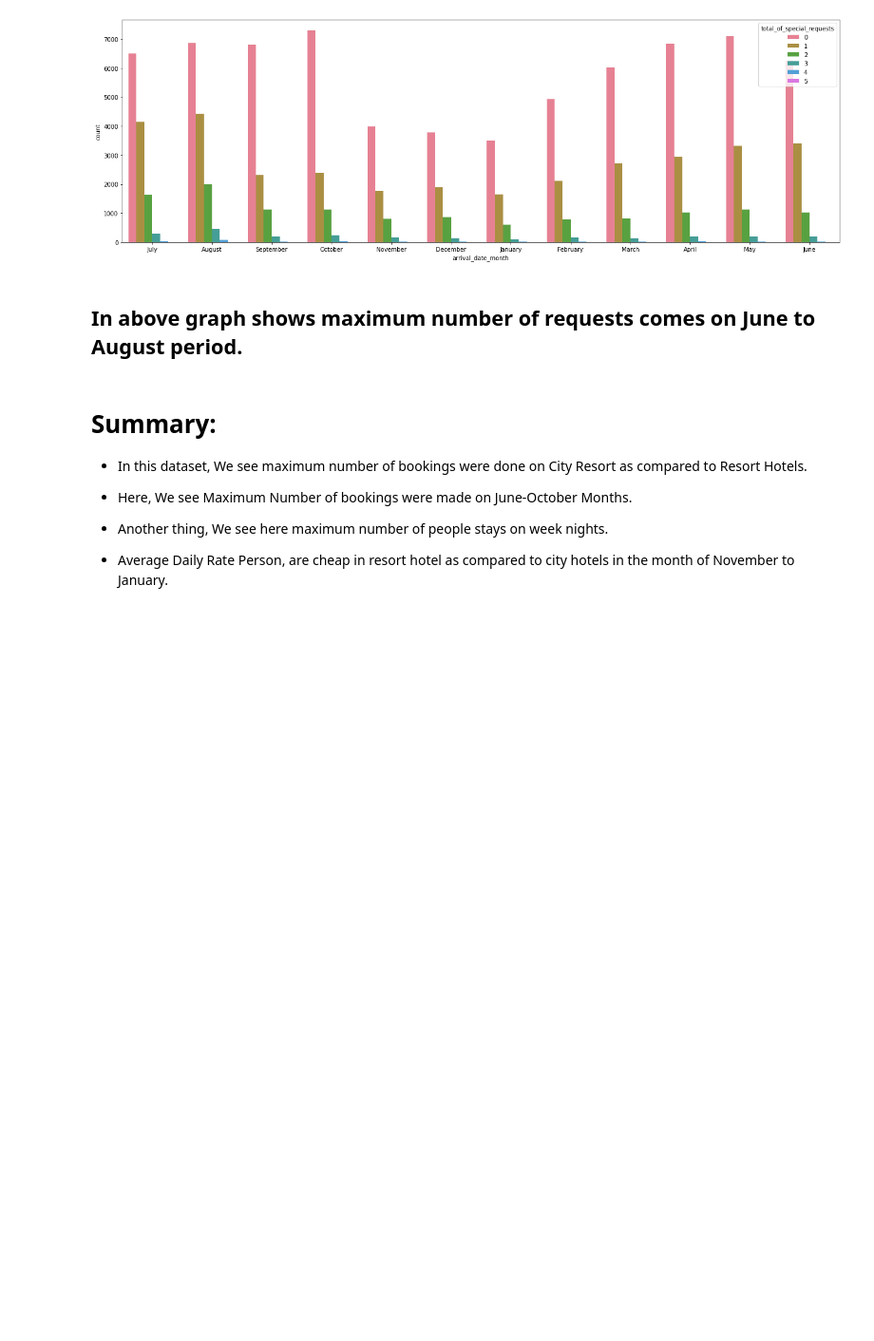
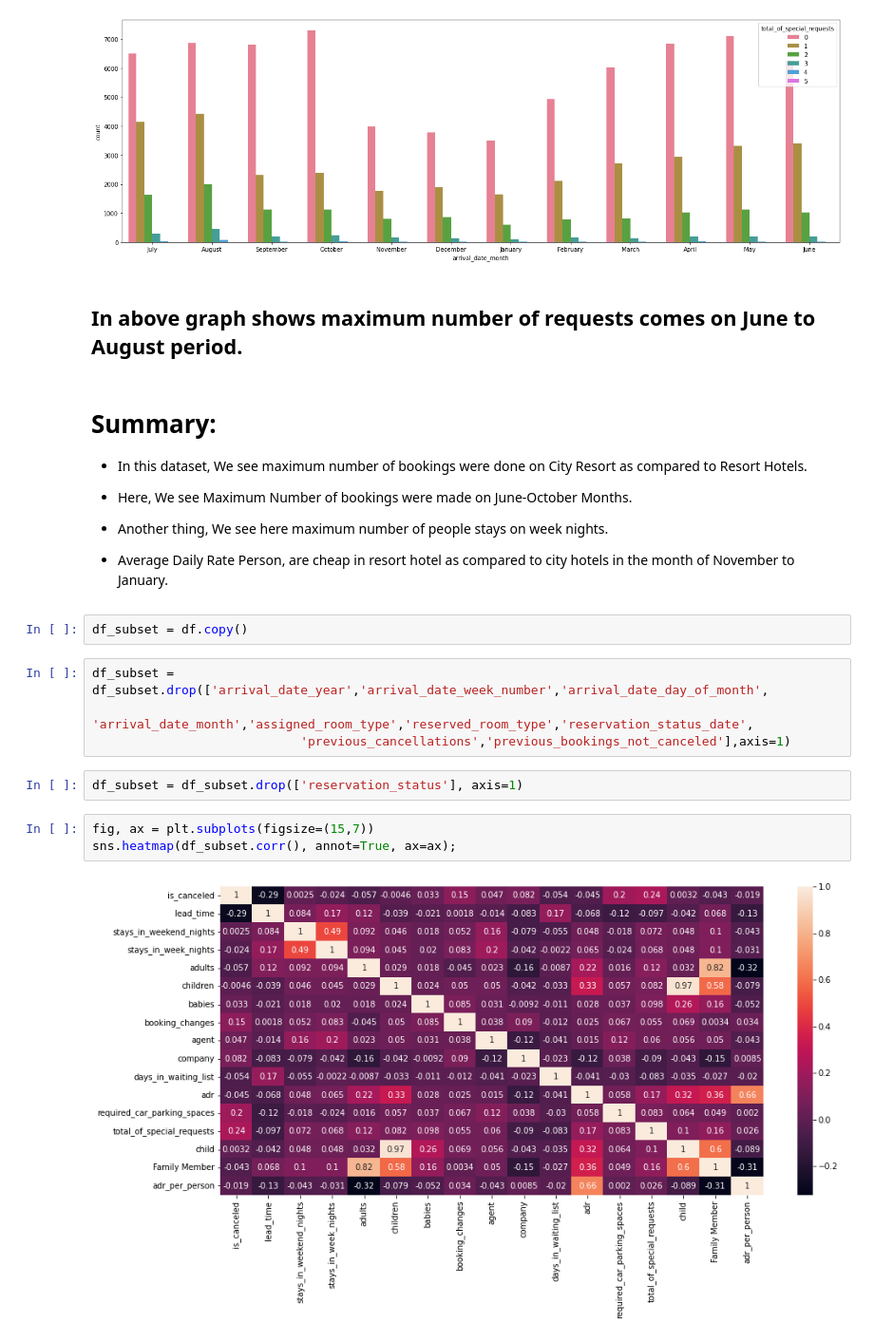
Before and after one commit to datascience-vivek/EDA-Capstone-Project-on-Hotel-Bookings, a Jupyter notebook: EDA_Capstone_Project_on_Hotel_Bookings.ipynb, the cells around one changed output. Shown at 95% size. Drawn from its saved outputs; the diff is of its cells as text; blank space fills up the shorter version.

```diff
--- a/EDA_Capstone_Project_on_Hotel_Bookings.ipynb
+++ b/EDA_Capstone_Project_on_Hotel_Bookings.ipynb
@@ -450,3 +453,16 @@ plt.show()
 *   Another thing, We see here maximum number of people stays on week nights.
 
 *   Average Daily Rate Person, are cheap in resort hotel as compared to city hotels in the month of November to January.
+# %%
+df_subset = df.copy()
+# %%
+df_subset = df_subset.drop(['arrival_date_year','arrival_date_week_number','arrival_date_day_of_month',
+                            'arrival_date_month','assigned_room_type','reserved_room_type','reservation_status_date',
+                            'previous_cancellations','previous_bookings_not_canceled'],axis=1)
+# %%
+df_subset = df_subset.drop(['reservation_status'], axis=1)
+# %%
+fig, ax = plt.subplots(figsize=(15,7))
+sns.heatmap(df_subset.corr(), annot=True, ax=ax);
+# %% [output]
+[figure, added]
```
Also changed, not shown: parts of 6 cells of this notebook.
